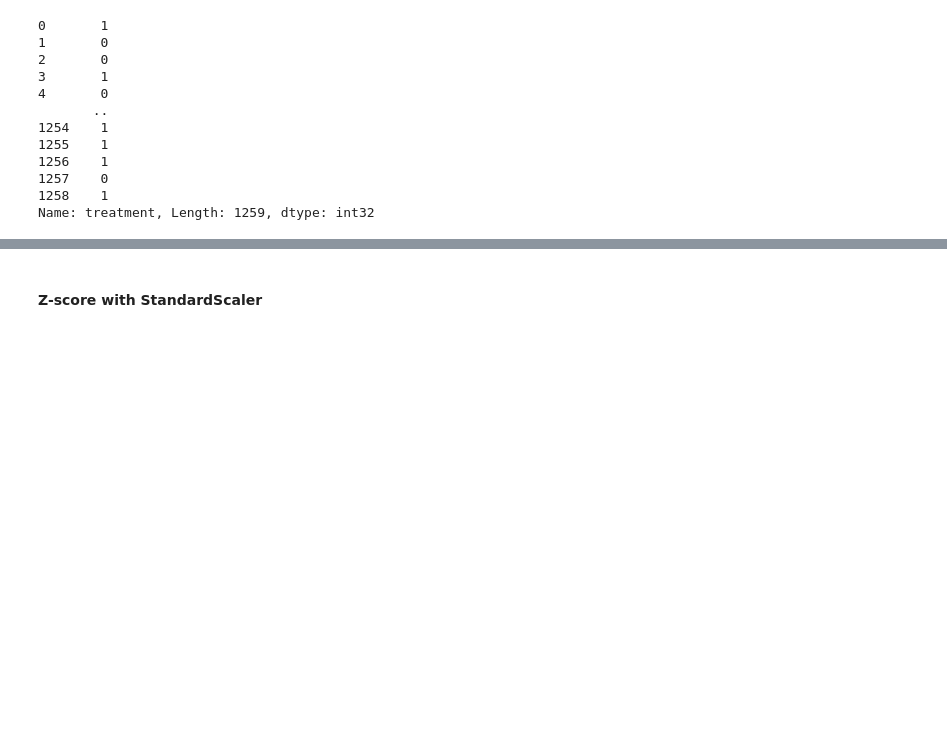
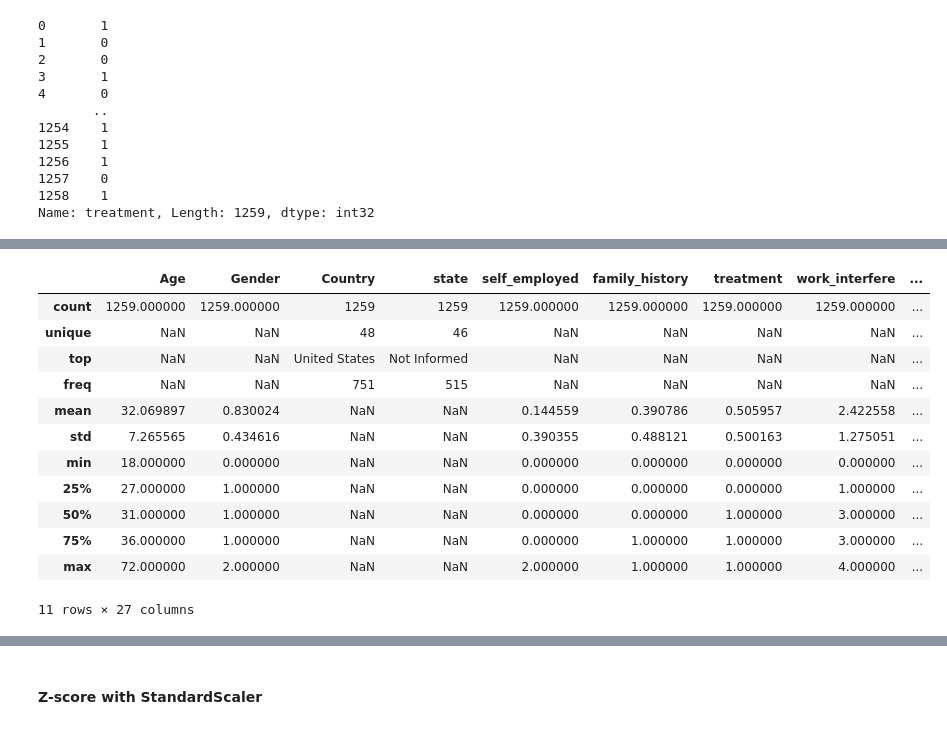
Before and after one commit to lucianawaka/datasets_mental_health, a Jupyter notebook: 1 - Mental Helth in Tech Survey/Mental Health in Tech Survey.ipynb, the cells around one changed output, grey strips where cells are left out. Drawn from its saved outputs; the diff is of its cells as text; code cells hidden in the pictures; blank space fills up the shorter version.

```diff
--- a/1 - Mental Helth in Tech Survey/Mental Health in Tech Survey.ipynb
+++ b/1 - Mental Helth in Tech Survey/Mental Health in Tech Survey.ipynb
@@ -623 +512,17 @@ leave_num                     int64
 dtype: object
+# %%
+df.describe(include="all")
+# %% [output]
+|  | Age | Gender | Country | state | self_employed | family_history | treatment | work_interfere | ... |
+| count | 1259.000000 | 1259.000000 | 1259 | 1259 | 1259.000000 | 1259.000000 | 1259.000000 | 1259.000000 | ... |
+| unique | NaN | NaN | 48 | 46 | NaN | NaN | NaN | NaN | ... |
+| top | NaN | NaN | United States | Not Informed | NaN | NaN | NaN | NaN | ... |
+| freq | NaN | NaN | 751 | 515 | NaN | NaN | NaN | NaN | ... |
+| mean | 32.069897 | 0.830024 | NaN | NaN | 0.144559 | 0.390786 | 0.505957 | 2.422558 | ... |
+| std | 7.265565 | 0.434616 | NaN | NaN | 0.390355 | 0.488121 | 0.500163 | 1.275051 | ... |
+| min | 18.000000 | 0.000000 | NaN | NaN | 0.000000 | 0.000000 | 0.000000 | 0.000000 | ... |
+| 25% | 27.000000 | 1.000000 | NaN | NaN | 0.000000 | 0.000000 | 0.000000 | 1.000000 | ... |
+| 50% | 31.000000 | 1.000000 | NaN | NaN | 0.000000 | 0.000000 | 1.000000 | 3.000000 | ... |
+| 75% | 36.000000 | 1.000000 | NaN | NaN | 0.000000 | 1.000000 | 1.000000 | 3.000000 | ... |
+| max | 72.000000 | 2.000000 | NaN | NaN | 2.000000 | 1.000000 | 1.000000 | 4.000000 | ... |
+11 rows × 27 columns
```
Also changed, not shown: parts of 35 cells of this notebook, 2 other files.
